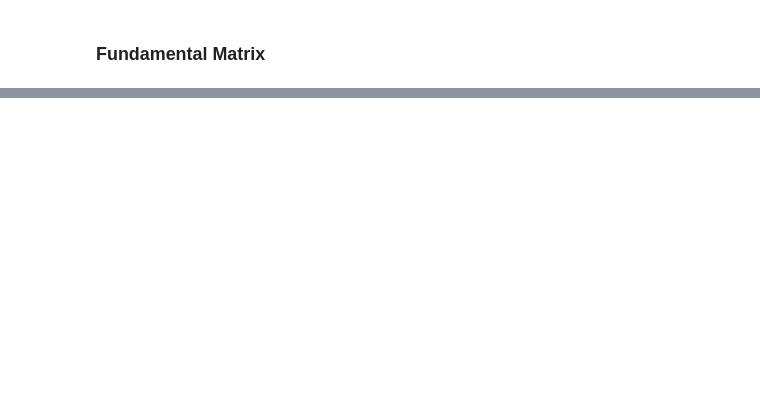
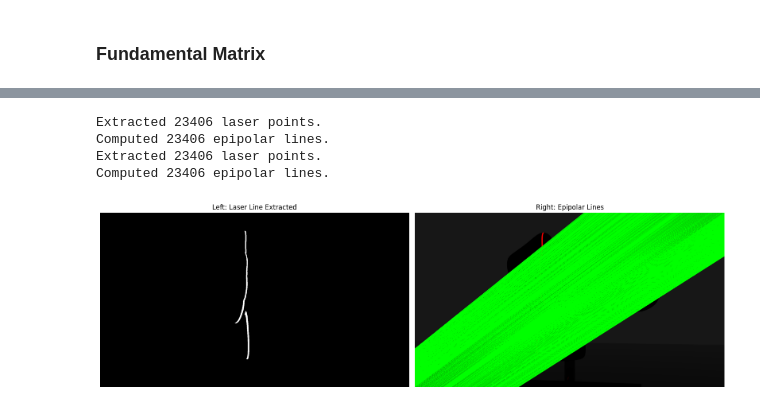
Before and after one commit to Muten-Roshi-Sama/Epipolar_3D_Image_Reconstruction_GPUcomputing, a Jupyter notebook: 3D_reconstruct.ipynb, the cells around one changed output, grey strips where cells are left out. Cells and saved outputs as stored; diff of their text form; code cells hidden in the pictures; blank space fills up the shorter version.

```diff
--- a/3D_reconstruct.ipynb
+++ b/3D_reconstruct.ipynb
@@ -422,0 +1049,37 @@ if result_left['success'] and result_right['success']:
+# %%
+# Left image processing
+path_left = './scanLeft/0014.png'
+path_right = './scanRight/scan0014.png'
+
+# Get img, filter only the laser and extract points coordinates from laser line
+masked_img = thresh_image(path_left, threshold_value, final_type)
+laser_points_left = extract_laser_pixels(masked_img)
+
+# Compute epilines in RIGHT image using LEFT points
+epilines_right = get_epilines(F_opencv, laser_points_left)
+
+# Load and draw epilines on RIGHT image
+
+img_right = cv2.imread(path_right)
+img_right_rgb = cv2.cvtColor(img_right, cv2.COLOR_BGR2RGB)
+img_with_epilines = draw_epilines(img_right_rgb, epilines_right, color=(0, 255, 0), thickness=1)
+
+# =========================================================
+fig, (ax1, ax2) = plt.subplots(1, 2, figsize=(16, 8))
+
+ax1.imshow(masked_img)
+ax1.set_title('Left: Laser Line Extracted')
+ax1.axis('off')
+
+ax2.imshow(img_with_epilines)
+ax2.set_title('Right: Epipolar Lines')
+ax2.axis('off')
+
+plt.tight_layout()
+plt.show()
+# %% [output]
+Extracted 23406 laser points.
+Computed 23406 epipolar lines.
+Extracted 23406 laser points.
+Computed 23406 epipolar lines.
+[figure, added]
```
Also changed, not shown: parts of 30 cells of this notebook, 1 other file.
